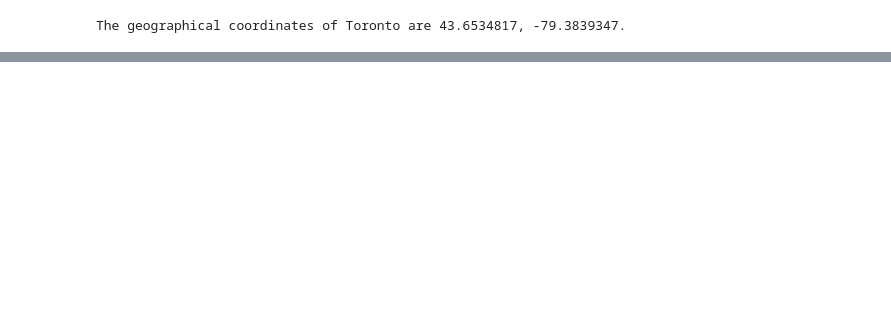
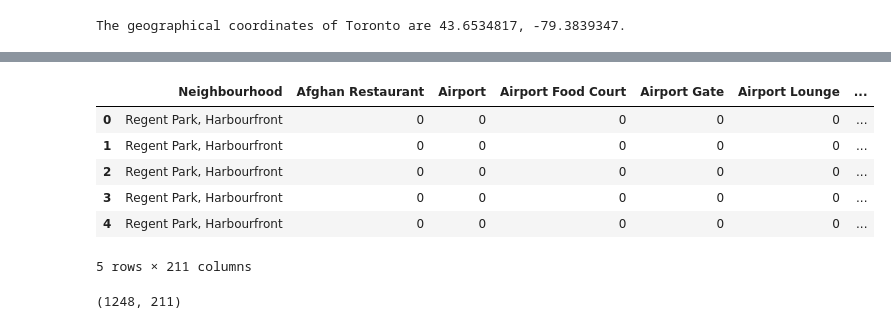
Before and after one commit to stumblingrobot/Battle_of_the_Neighborhoods, a Jupyter notebook: Toronto_Nhood_Data_Wrangling.ipynb, the cells around one changed output, grey strips where cells are left out. Drawn from its saved outputs; the diff is of its cells as text; code cells hidden in the pictures; blank space fills up the shorter version.

```diff
--- a/Toronto_Nhood_Data_Wrangling.ipynb
+++ b/Toronto_Nhood_Data_Wrangling.ipynb
@@ -129,0 +223,7 @@ map_toronto
+# %%
+search_query = ''
+radius = 500
+
+url = 'https://api.foursquare.com/v2/venues/search?client_id={}&client_secret={}&ll={},{}&v={}&query={}&radius={}&limit={}'.format(CLIENT_ID,CLIENT_SECRET,neighbourhood_latitude,neighbourhood_longitude,VERSION,search_query,radius,LIMIT)
+
+results = requests.get(url).json()
@@ -129,0 +338,23 @@ map_toronto
+# %%
+# Neighbourhood analysis
+
+downtown_onehot = pd.get_dummies(downtown_venues[['Venue Category']], prefix = '', prefix_sep='')
+
+downtown_onehot['Neighbourhood'] = downtown_venues['Neighbourhood']
+
+fixed_columns = [downtown_onehot.columns[-1]] + list(downtown_onehot.columns[:-1])
+downtown_onehot = downtown_onehot[fixed_columns]
+
+downtown_onehot.head()
+# %% [output]
+|  | Neighbourhood | Afghan Restaurant | Airport | Airport Food Court | Airport Gate | Airport Lounge | ... |
+| 0 | Regent Park, Harbourfront | 0 | 0 | 0 | 0 | 0 | ... |
+| 1 | Regent Park, Harbourfront | 0 | 0 | 0 | 0 | 0 | ... |
+| 2 | Regent Park, Harbourfront | 0 | 0 | 0 | 0 | 0 | ... |
+| 3 | Regent Park, Harbourfront | 0 | 0 | 0 | 0 | 0 | ... |
+| 4 | Regent Park, Harbourfront | 0 | 0 | 0 | 0 | 0 | ... |
+5 rows × 211 columns
+# %%
+downtown_onehot.shape
+# %% [output]
+(1248, 211)
```
Also changed, not shown: parts of 39 cells of this notebook, 1 other file.
